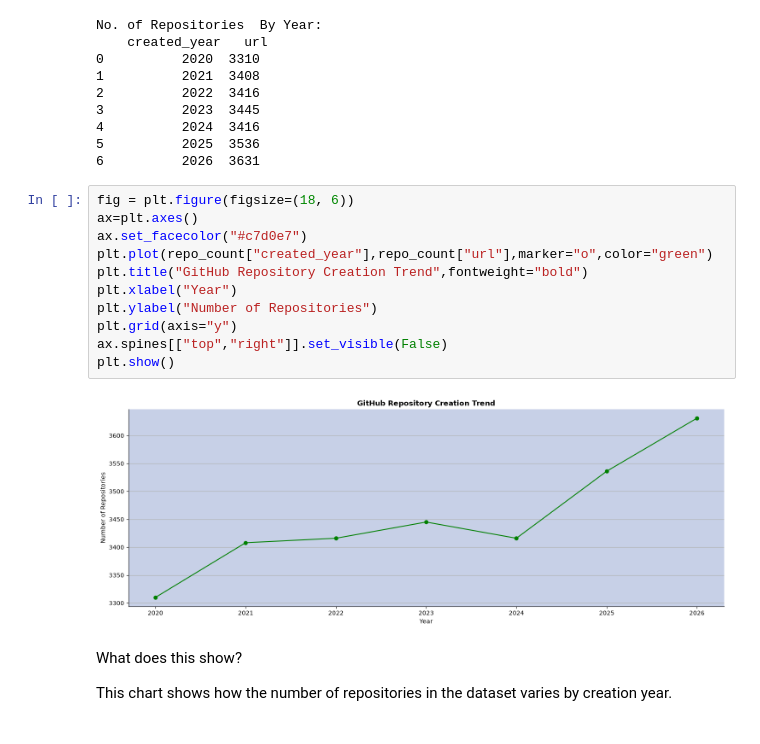
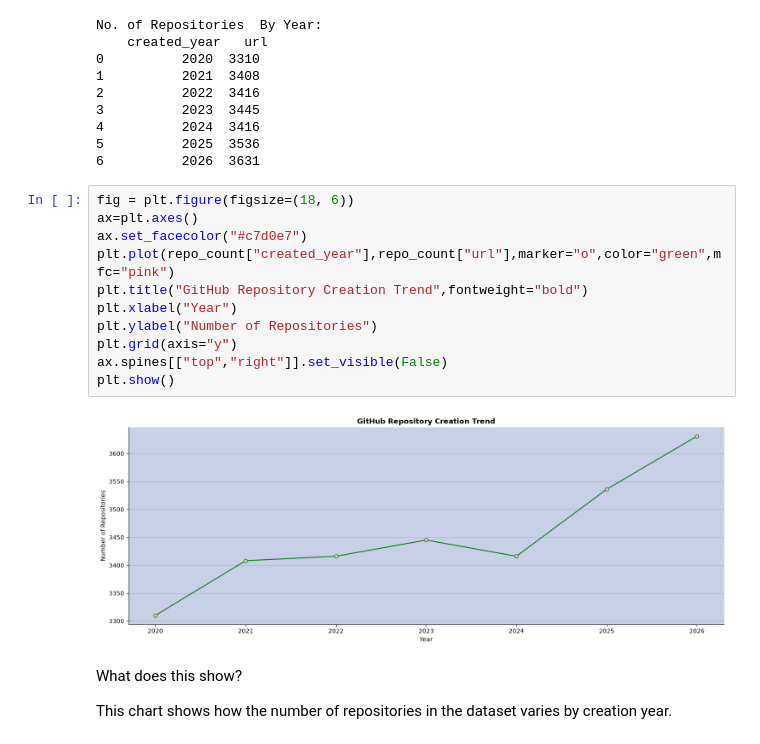
Before and after one commit to hellovishwas/python-ecosystem-intelligence, a Jupyter notebook: notebooks/05_github_eda.ipynb, the cells around one changed output. Drawn from its saved outputs; the diff is of its cells as text.

```diff
--- a/notebooks/05_github_eda.ipynb
+++ b/notebooks/05_github_eda.ipynb
@@ -65,16 +65,16 @@ No. of Repositories  By Year:
 # %%
 fig = plt.figure(figsize=(18, 6))
 ax=plt.axes()
 ax.set_facecolor("#c7d0e7")
-plt.plot(repo_count["created_year"],repo_count["url"],marker="o",color="green")
+plt.plot(repo_count["created_year"],repo_count["url"],marker="o",color="green",mfc="pink")
 plt.title("GitHub Repository Creation Trend",fontweight="bold")
 plt.xlabel("Year")
 plt.ylabel("Number of Repositories")
 plt.grid(axis="y")
 ax.spines[["top","right"]].set_visible(False)
 plt.show()
 # %% [output]
-[figure, old version]
+[figure, new version]
 # %% [markdown]
 What does this show?
 
```
Also changed, not shown: parts of 1 cell of this notebook, 4 other files.
